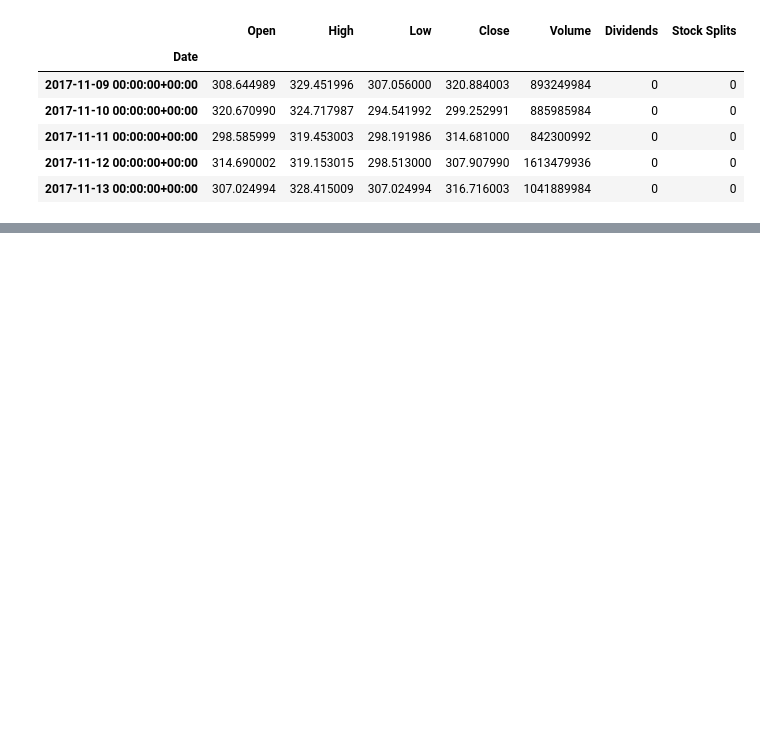
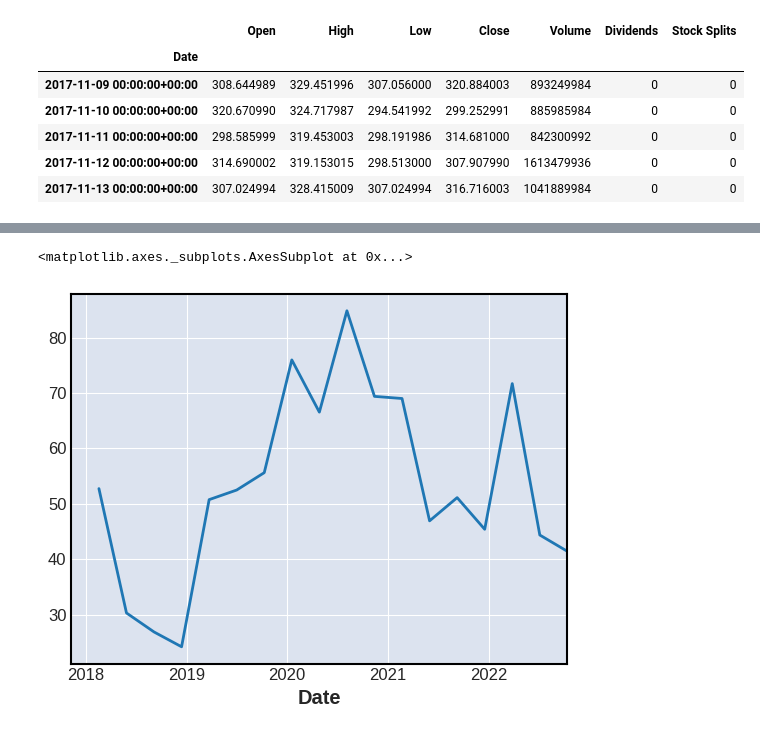
Before and after one commit to pattanps/ppm2-ML-AI-course, a Jupyter notebook: ppm2ml_finance.ipynb, the cells around one changed output, grey strips where cells are left out. Saved outputs shown, nothing was run; the diff lists cells and outputs as text; code cells hidden in the pictures; blank space fills up the shorter version.

```diff
--- a/ppm2ml_finance.ipynb
+++ b/ppm2ml_finance.ipynb
@@ -98,0 +132,9 @@ mpf.plot(fdata,type='line')
+# %%
+import pandas_ta as ta
+
+tafdata = fdata.ta
+
+# create RSI data from fdata
+rsi = tafdata.rsi()
+
+rsi
@@ -98,0 +155,5 @@ mpf.plot(fdata,type='line')
+# %%
+rsi[::100].plot()
+# %% [output]
+<matplotlib.axes._subplots.AxesSubplot at 0x...>
+[figure, added]
```
Also changed, not shown: parts of 10 cells of this notebook.
